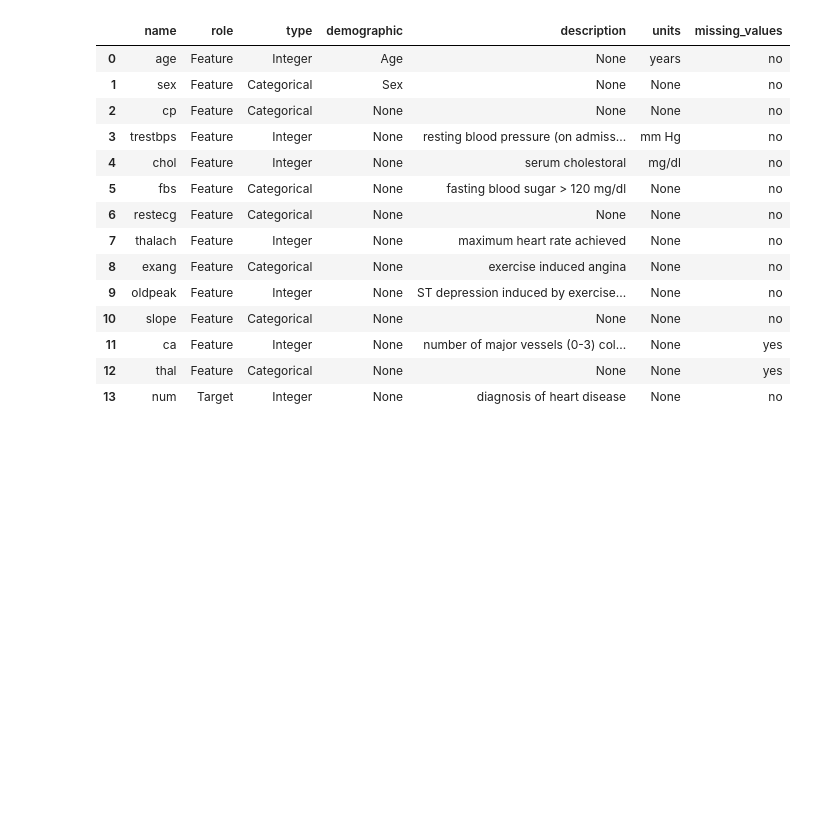
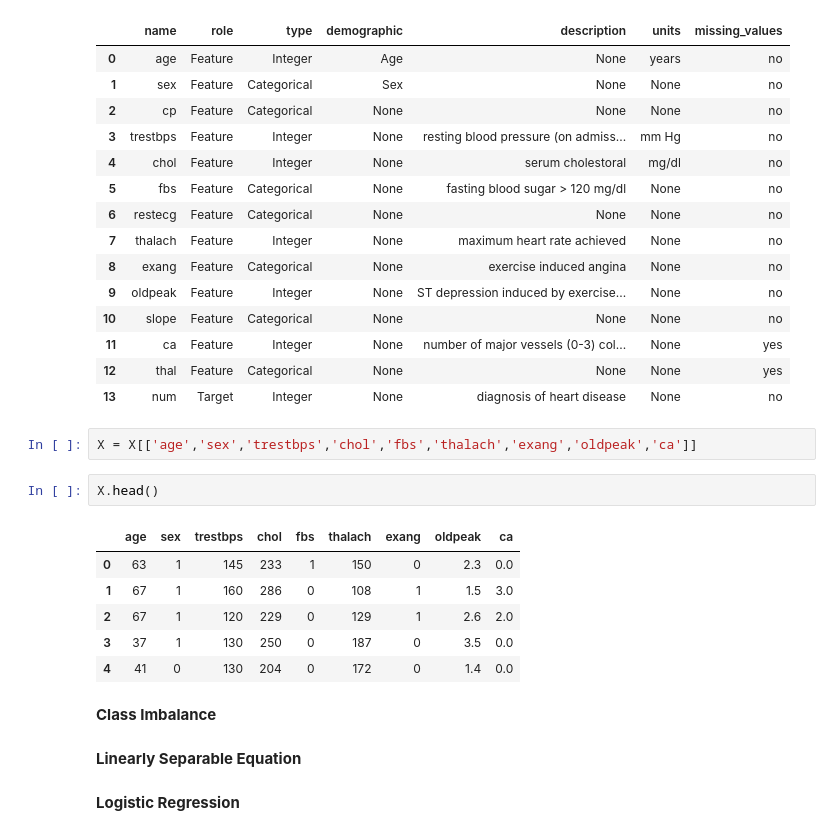
Before and after one commit to rhiats/classification_CAD, a Jupyter notebook: Heart_Disease.ipynb, the cells around one changed output. Drawn from its saved outputs; the diff is of its cells as text; blank space fills up the shorter version.

```diff
--- a/Heart_Disease.ipynb
+++ b/Heart_Disease.ipynb
@@ -57,3 +57,20 @@ heart_disease.variables
 | 11 | ca | Feature | Integer | None | number of major vessels (0-3) col... | None | yes |
 | 12 | thal | Feature | Categorical | None | None | None | yes |
 | 13 | num | Target | Integer | None | diagnosis of heart disease | None | no |
+# %%
+X = X[['age','sex','trestbps','chol','fbs','thalach','exang','oldpeak','ca']]
+# %%
+X.head()
+# %% [output]
+|  | age | sex | trestbps | chol | fbs | thalach | exang | oldpeak | ca |
+| 0 | 63 | 1 | 145 | 233 | 1 | 150 | 0 | 2.3 | 0.0 |
+| 1 | 67 | 1 | 160 | 286 | 0 | 108 | 1 | 1.5 | 3.0 |
+| 2 | 67 | 1 | 120 | 229 | 0 | 129 | 1 | 2.6 | 2.0 |
+| 3 | 37 | 1 | 130 | 250 | 0 | 187 | 0 | 3.5 | 0.0 |
+| 4 | 41 | 0 | 130 | 204 | 0 | 172 | 0 | 1.4 | 0.0 |
+# %% [markdown]
+**Class Imbalance**
+# %% [markdown]
+**Linearly Separable Equation**
+# %% [markdown]
+**Logistic Regression**
```
